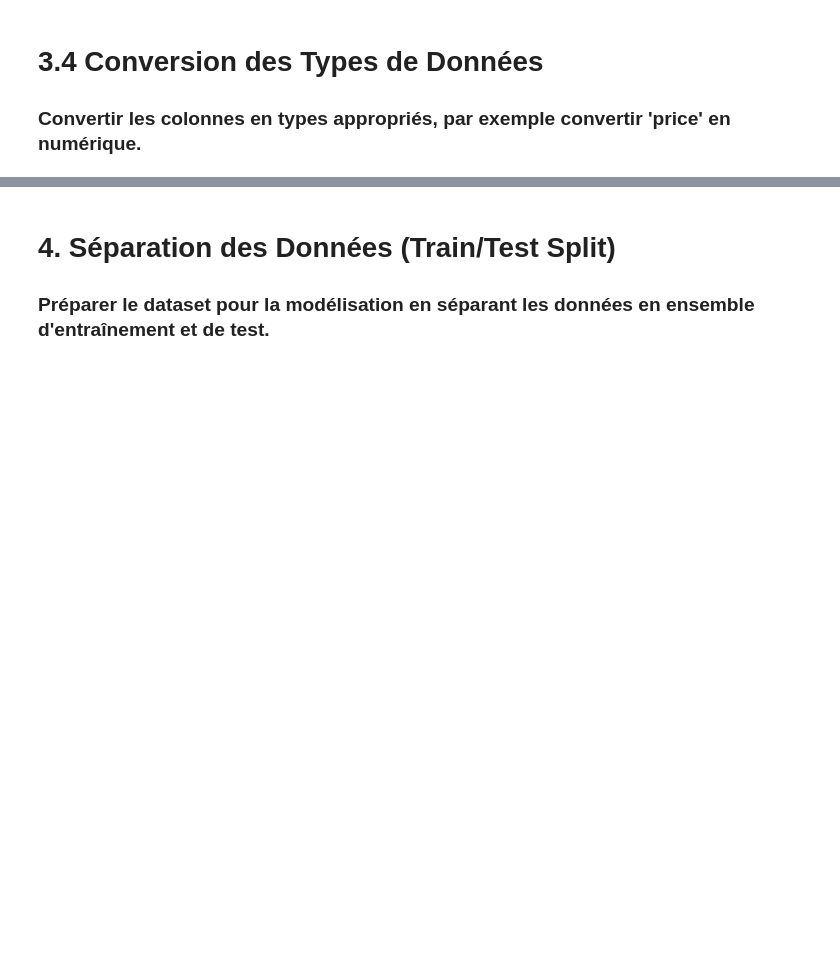
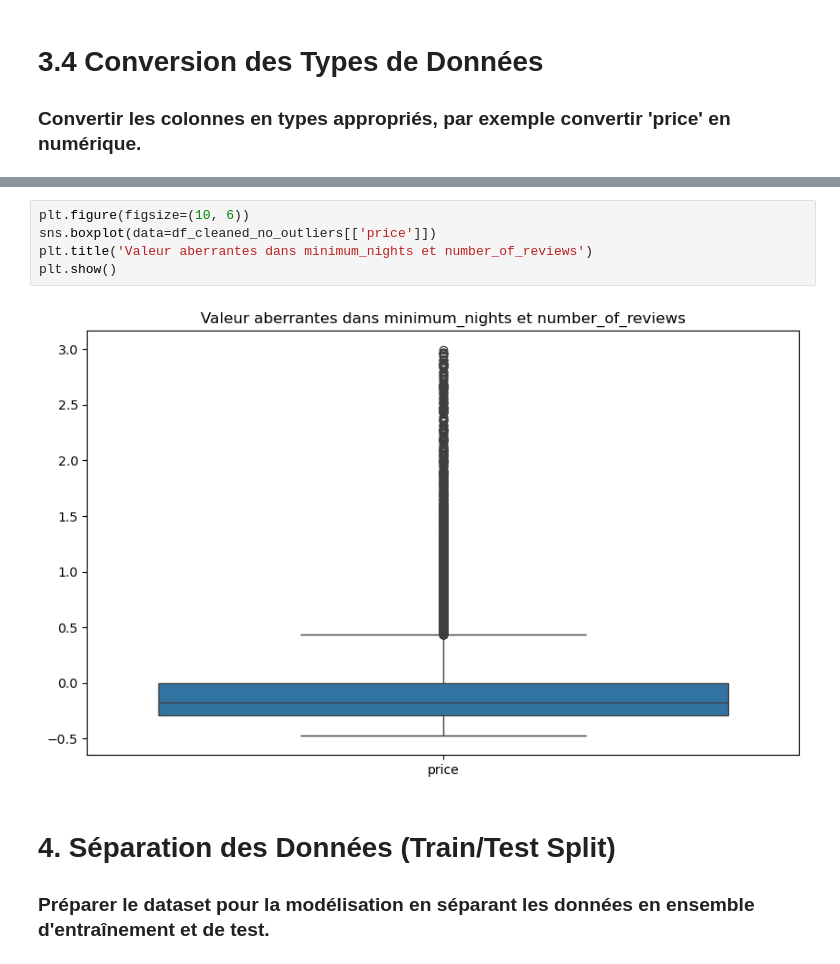
Before and after one commit to TheoPERSONNE/ProjetAirBNB, a Jupyter notebook: AirBnBDataSet.ipynb, the cells around one changed output, grey strips where cells are left out. Saved outputs shown, nothing was run; the diff lists cells and outputs as text; blank space fills up the shorter version.

```diff
--- a/AirBnBDataSet.ipynb
+++ b/AirBnBDataSet.ipynb
@@ -159,3 +266,10 @@ For example, when doing 'df[col].method(value, inplace=True)', try using 'df.met
+# %%
+plt.figure(figsize=(10, 6))
+sns.boxplot(data=df_cleaned_no_outliers[['price']])
+plt.title('Valeur aberrantes dans minimum_nights et number_of_reviews')
+plt.show()
+# %% [output]
+[figure, added]
 # %% [markdown]
  # 4. Séparation des Données (Train/Test Split)
 ### Préparer le dataset pour la modélisation en séparant les données en ensemble d'entraînement et de test.
```
Also changed, not shown: parts of 12 cells of this notebook, 2 other files.
